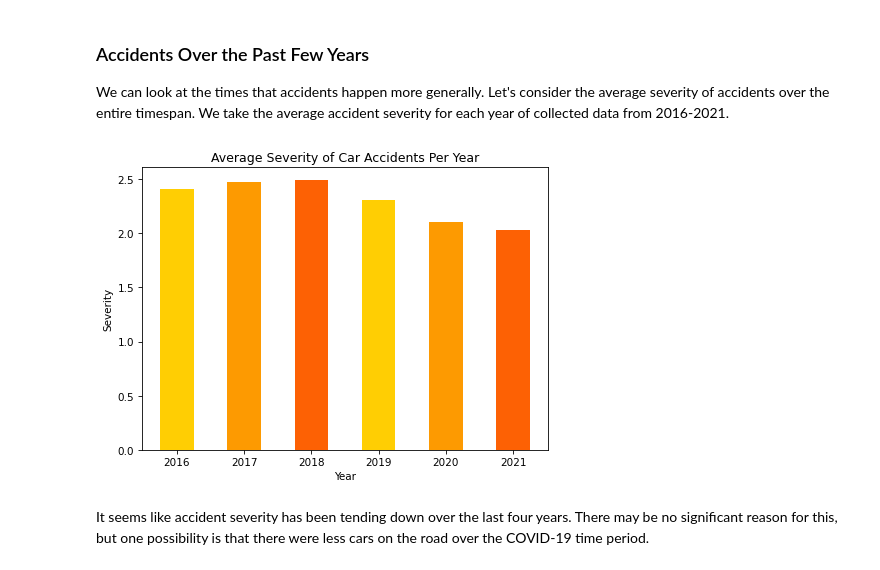
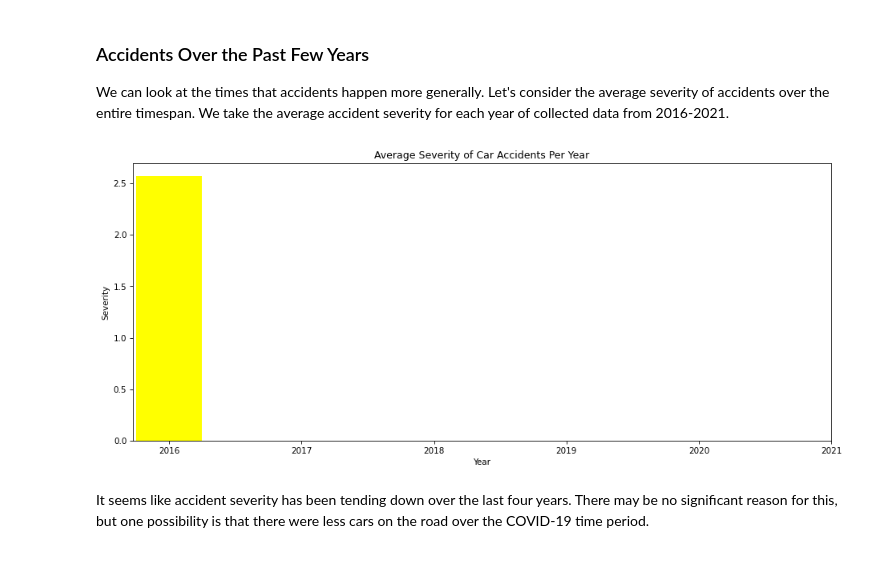
Before and after one commit to kashishpt/CMSC320FinalProject, a Jupyter notebook: main.ipynb, the cells around one changed output. Saved outputs shown, nothing was run; the diff lists cells and outputs as text; code cells hidden in the pictures.

Commit message:
colors

```diff
--- a/main.ipynb
+++ b/main.ipynb
@@ -48,7 +56,7 @@ pio.renderers.default = 'iframe'
 ## Reading in the Data & Initial Steps
 We start by reading in the data from our downloaded CSV file. Note that there is _a lot_ of data, so running this cell and most others make take a few seconds to complete.
 # %%
-#data = pd.read_csv('./US_Accidents_Dec21_updated.csv', nrows=100)
-data = pd.read_csv('./US_Accidents_Dec21_updated.csv')
+data = pd.read_csv('./US_Accidents_Dec21_updated.csv', nrows=100)
+# data = pd.read_csv('./US_Accidents_Dec21_updated.csv')
 # %% [markdown]
 This cell sets up some variables used throughout the analysis for styling our plots.
@@ -58,3 +63,14 @@ plt_params['figure.dpi'] = 75
+# %%
+color_scheme = ["#FEF001", "#FFCE03", "#FD9A01", "#FD6104", "#FF2C05", "#F00505", "#B50404"]
+def gen_colors(lst, low="yellow", high="darkorange", middle=None):
+    gradient = gradient = list(Color(low).range_to(high, len(lst)))
+    srted = sorted(lst)
+    colors = []
+    for item in lst:
+        colors.append(gradient[srted.index(item)])
+    return [color.hex for color in colors]
+
+plt_params['figure.dpi'] = 75
 # %% [markdown]
 First, we will get familiar with how our data is structured.
 # %%
@@ -206,15 +223,15 @@ We can look at the times that accidents happen more generally. Let's consider th
 # %%
 data['Year'] = data['Start_Time'].apply(lambda x: x.year)
 grouped_by_year = data.groupby(by='Year')
 severities = grouped_by_year.apply(lambda x: x['Severity'].mean())
-plt.bar(height=severities, x=severities.index, width=0.5, color=color_scheme[1:4])
+plt.bar(height=severities, x=severities.index, width=0.5, color=gen_colors(severities, "yellow", "orange"))
 plt.xticks(range(2016, 2022))
 plt.title('Average Severity of Car Accidents Per Year')
 plt.xlabel('Year')
 plt.ylabel('Severity')
 plt.show()
 # %% [output]
-[figure, old version]
+[figure, new version]
 # %% [markdown]
 It seems like accident severity has been tending down over the last four years. There may be no significant reason for this, but one possibility is that there were less cars on the road over the COVID-19 time period.
 # %% [markdown]
```
Also changed, not shown: parts of 7 cells of this notebook, 1 other file.
